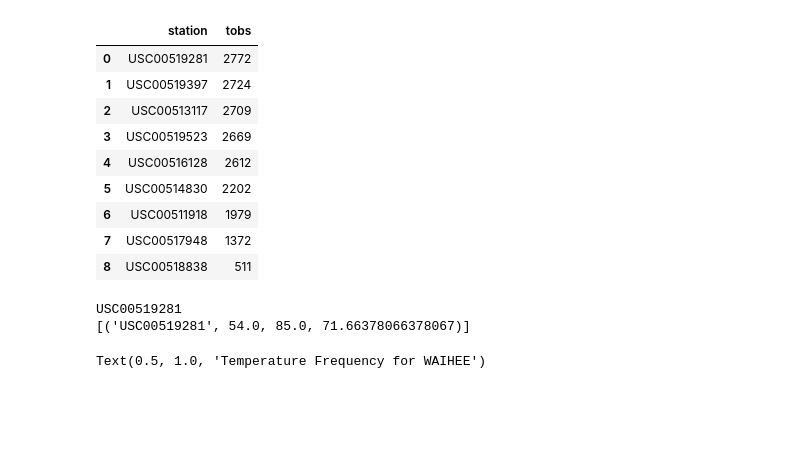
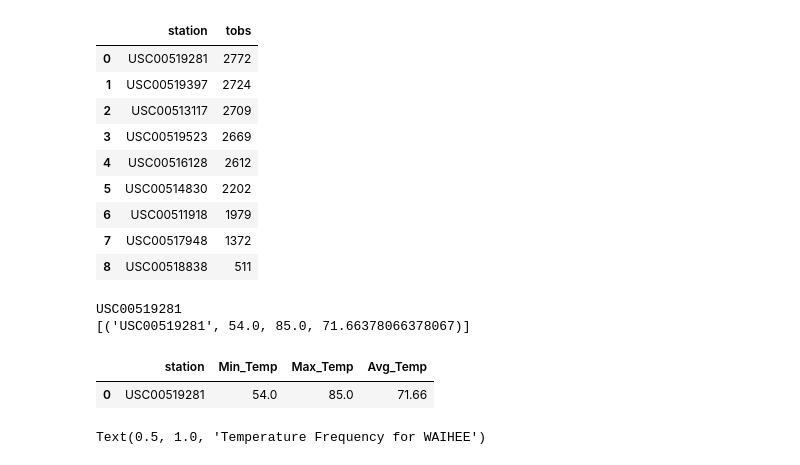
Before and after one commit to DutchDS/SQLalchemy-Challenge, a Jupyter notebook: climate_starter.ipynb, the cells around one changed output. Saved outputs shown, nothing was run; the diff lists cells and outputs as text; code cells hidden in the pictures; blank space fills up the shorter version.

```diff
--- a/climate_starter.ipynb
+++ b/climate_starter.ipynb
@@ -149,23 +149,26 @@ df_stations_count
 # %%
 # Using the station id from the previous query, calculate the lowest temperature recorded,
 # highest temperature recorded, and average temperature of the most active station?
 sql_act_station_min_max = "SELECT station, MIN(tobs) Min_Temp, MAX(tobs) Max_Temp, Round(AVG(tobs),2) Avg_Temp \
             FROM measurement \
             WHERE station = (SELECT station FROM measurement GROUP BY station ORDER BY COUNT(*) DESC LIMIT 1) \
             GROUP BY station"
 
 df_station_min_max = pd.read_sql_query(sql_act_station_min_max, con=connection)
 df_station_min_max
 
 max_station = df_stations_count.iloc[0,0]
 print(max_station)
 
 sel = [Measurement.station,func.min(Measurement.tobs), func.max(Measurement.tobs), func.avg(Measurement.tobs)]
 df4 = session.query(*sel).filter(Measurement.station == max_station).all()
 print(df4)
+df_station_min_max
 # %% [output]
 USC00519281
 [('USC00519281', 54.0, 85.0, 71.66378066378067)]
+|  | station | Min_Temp | Max_Temp | Avg_Temp |
+| 0 | USC00519281 | 54.0 | 85.0 | 71.66 |
 # %%
 # Choose the station with the highest number of temperature observations.
 # Query the last 12 months of temperature observation data for this station and plot the results as a histogram
```
